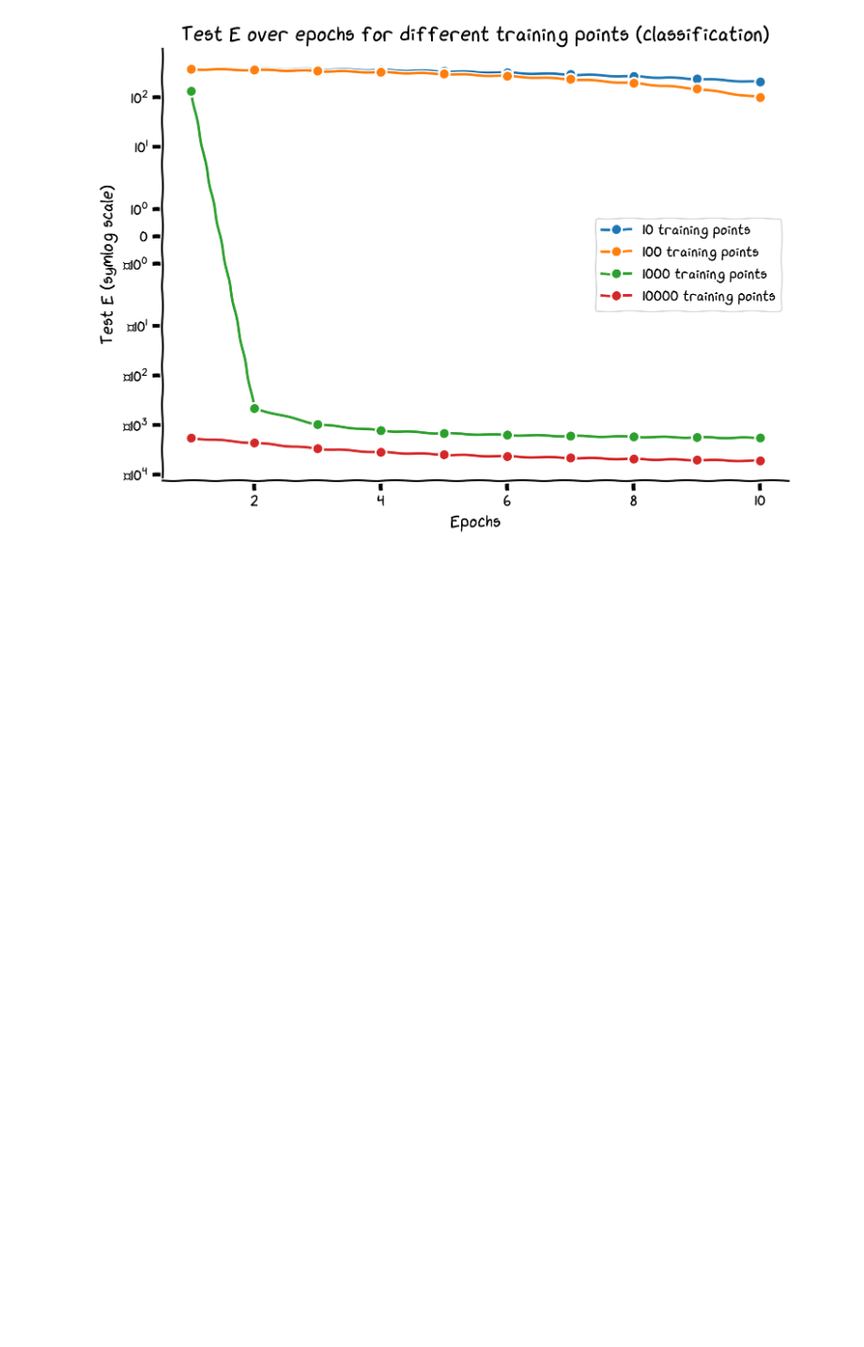
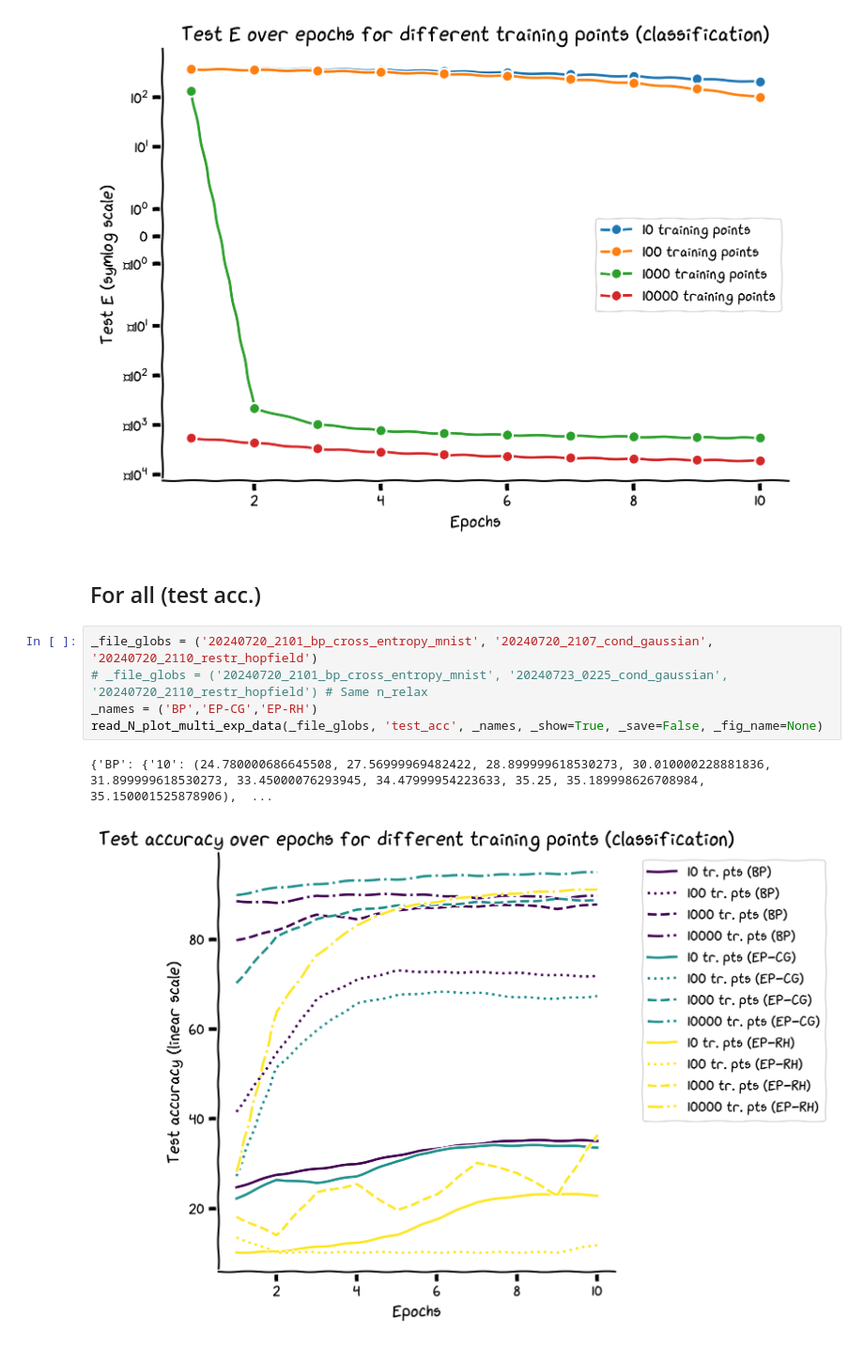
Before and after one commit to cindyhfls/SpatialEmbeddedEquilibriumPropagation_Neuromatch_NeuroAI_TrustworthyHeliotrope, a Jupyter notebook: demo.ipynb, the cells around one changed output. Shown at 94% size. Cells and saved outputs as stored; diff of their text form; blank space fills up the shorter version.

Commit message:
Implemented same graph test acc. all models for vd exp; Separated read from plot in vd exp file

```diff
--- a/demo.ipynb
+++ b/demo.ipynb
@@ -327,3 +327,13 @@ Font 'default' does not have a glyph for '\u2212' [U+2212], substituting with a
 Font 'default' does not have a glyph for '\u2212' [U+2212], substituting with a dummy symbol.
 Font 'default' does not have a glyph for '\u2212' [U+2212], substituting with a dummy symbol.
 [figure]
+# %% [markdown]
+## For all (test acc.)
+# %%
+_file_globs = ('20240720_2101_bp_cross_entropy_mnist', '20240720_2107_cond_gaussian', '20240720_2110_restr_hopfield')
+# _file_globs = ('20240720_2101_bp_cross_entropy_mnist', '20240723_0225_cond_gaussian', '20240720_2110_restr_hopfield') # Same n_relax
+_names = ('BP','EP-CG','EP-RH')
+read_N_plot_multi_exp_data(_file_globs, 'test_acc', _names, _show=True, _save=False, _fig_name=None)
+# %% [output]
+{'BP': {'10': (24.780000686645508, 27.56999969482422, 28.899999618530273, 30.010000228881836, 31.899999618530273, 33.45000076293945, 34.47999954223633, 35.25, 35.189998626708984, 35.150001525878906),  ...
+[figure, added]
```
Also changed, not shown: parts of 4 cells of this notebook, 3 other files.
